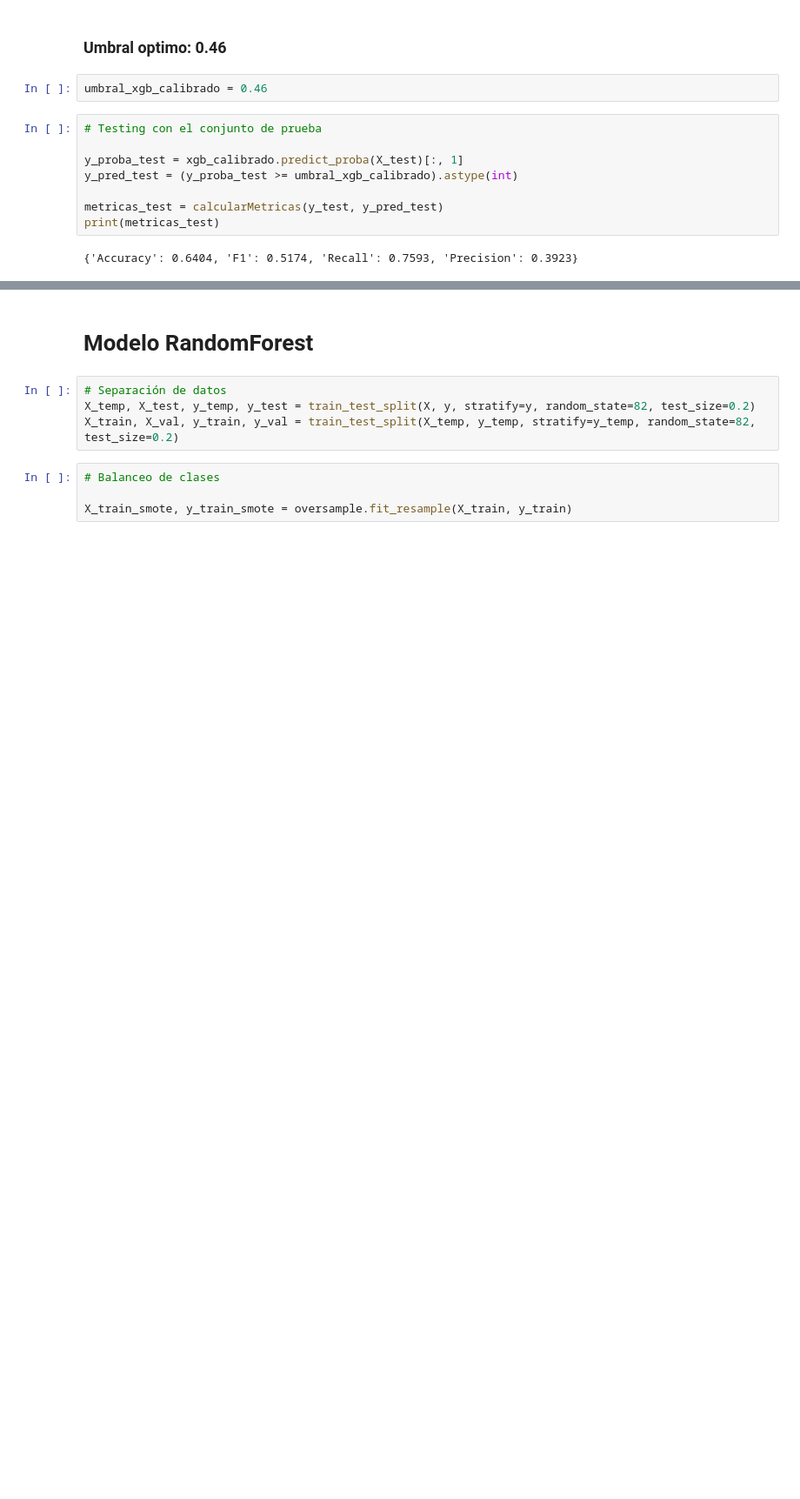
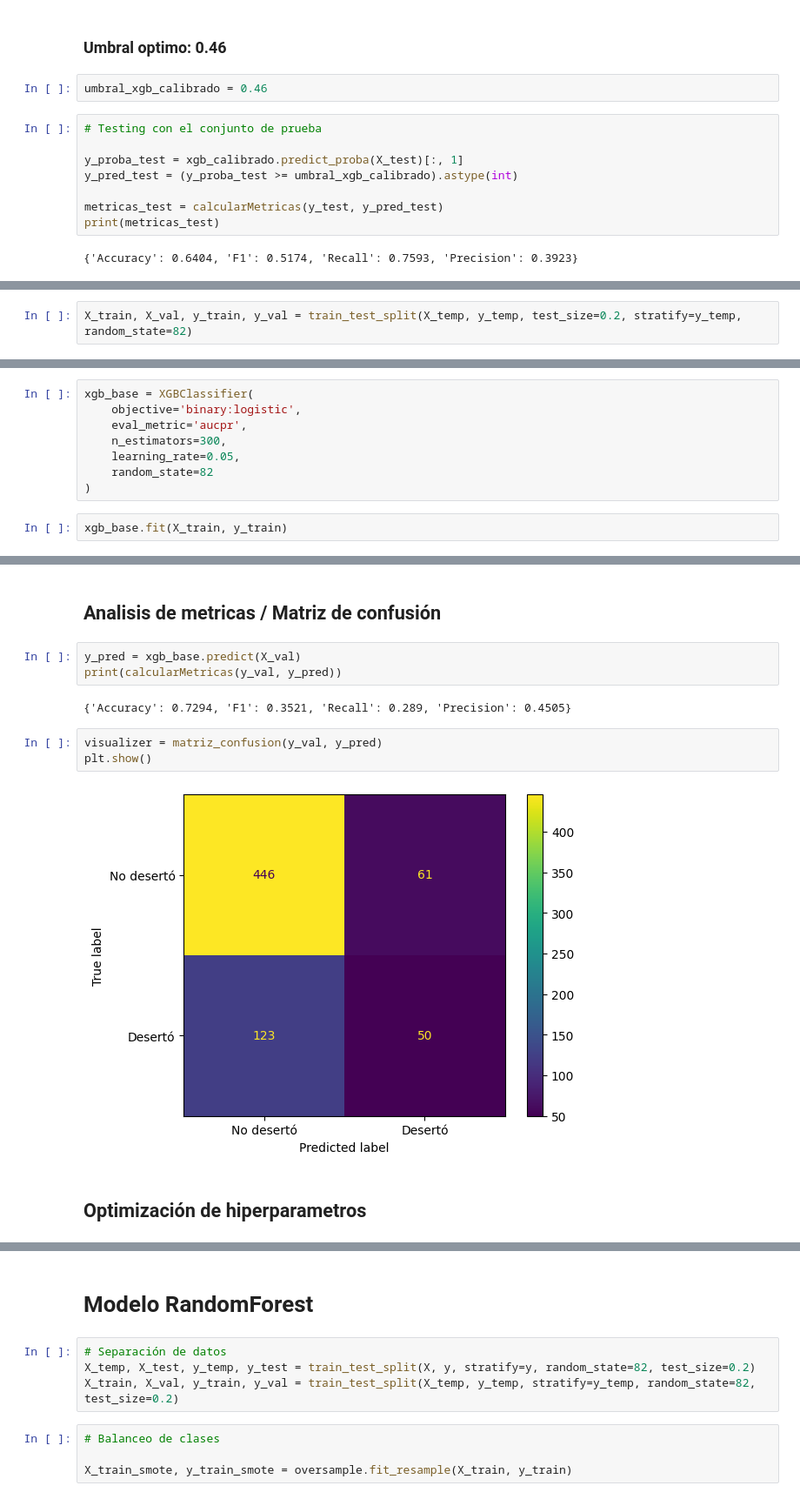
Before and after one commit to GuilleLondero/churn_insight_hackathon, a Jupyter notebook: data_science/notebooks/optimizacion_modelos.ipynb, the cells around one changed output, grey strips where cells are left out. Shown at 87% size. Saved outputs shown, nothing was run; the diff lists cells and outputs as text; blank space fills up the shorter version.

Commit message:
Modelo XGB sin scale_pos_weight + Optimización

```diff
--- a/data_science/notebooks/optimizacion_modelos.ipynb
+++ b/data_science/notebooks/optimizacion_modelos.ipynb
@@ -1413,0 +1420,2 @@ print(metricas_test)
+# %%
+X_train, X_val, y_train, y_val = train_test_split(X_temp, y_temp, test_size=0.2, stratify=y_temp, random_state=82)
@@ -1413,0 +1424,10 @@ print(metricas_test)
+# %%
+xgb_base = XGBClassifier(
+    objective='binary:logistic',
+    eval_metric='aucpr',
+    n_estimators=300,
+    learning_rate=0.05,
+    random_state=82
+)
+# %%
+xgb_base.fit(X_train, y_train)
@@ -1413,0 +1446,14 @@ print(metricas_test)
+# %% [markdown]
+## Analisis de metricas / Matriz de confusión
+# %%
+y_pred = xgb_base.predict(X_val)
+print(calcularMetricas(y_val, y_pred))
+# %% [output]
+{'Accuracy': 0.7294, 'F1': 0.3521, 'Recall': 0.289, 'Precision': 0.4505}
+# %%
+visualizer = matriz_confusion(y_val, y_pred)
+plt.show()
+# %% [output]
+[figure, added]
+# %% [markdown]
+## Optimización de hiperparametros
```
Also changed, not shown: parts of 25 cells of this notebook.
